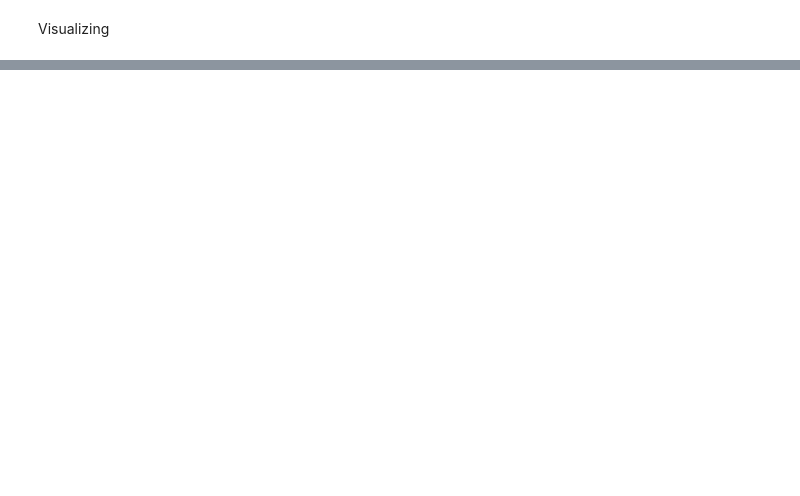
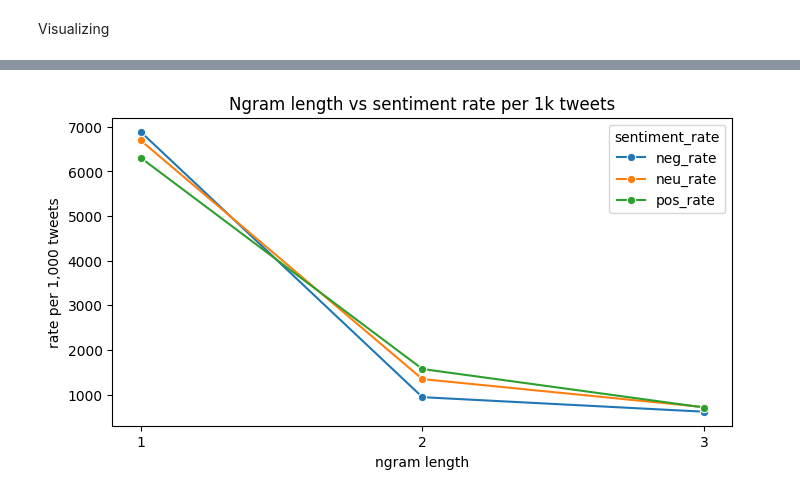
Before and after one commit to jelittle/EECS_4412_Final_Project, a Jupyter notebook: EDA/t4sa_EDA_Joshua.ipynb, the cells around one changed output, grey strips where cells are left out. Cells and saved outputs as stored; diff of their text form; code cells hidden in the pictures; blank space fills up the shorter version.

```diff
--- a/EDA/t4sa_EDA_Joshua.ipynb
+++ b/EDA/t4sa_EDA_Joshua.ipynb
@@ -289,0 +444,27 @@ adding columns for later correlation visualizaiton
+# %%
+#  ngram length vs sentiment counts
+ngram_sentiment = wf.groupby('ngram_len')[['neg_count','neu_count','pos_count']].sum().reset_index()
+
+sent_totals = EDA_DF['dominant_sentiment'].value_counts()
+tot_neg = sent_totals.get('NEG', 0)
+tot_neu = sent_totals.get('NEU', 0)
+tot_pos = sent_totals.get('POS', 0)
+
+# per capita rates rather than raw counts, neg too low
+scale = 1000
+ngram_sentiment['neg_rate'] = ngram_sentiment['neg_count'] / tot_neg * scale
+ngram_sentiment['neu_rate'] = ngram_sentiment['neu_count'] / tot_neu * scale
+ngram_sentiment['pos_rate'] = ngram_sentiment['pos_count'] / tot_pos * scale
+
+# melt for plotting
+ngram_rates_melted = ngram_sentiment.melt(id_vars='ngram_len', value_vars=['neg_rate','neu_rate','pos_rate'],
+                                          var_name='sentiment_rate', value_name='rate_per_1k')
+
+# Plot normalized rates per 1k docs
+plt.figure(figsize=(8,4))
+sns.lineplot(data=ngram_rates_melted, x='ngram_len', y='rate_per_1k', hue='sentiment_rate', marker='o')
+plt.title('Ngram length vs sentiment rate per 1k tweets')
+plt.xlabel('ngram length'); plt.ylabel('rate per 1,000 tweets'); plt.xticks(sorted(wf['ngram_len'].unique()));
+plt.show()
+# %% [output]
+[figure, added]
```
Also changed, not shown: parts of 10 cells of this notebook.
